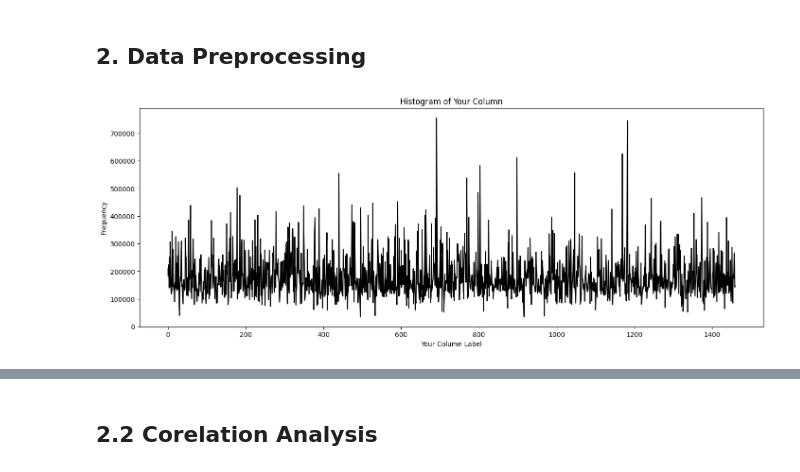
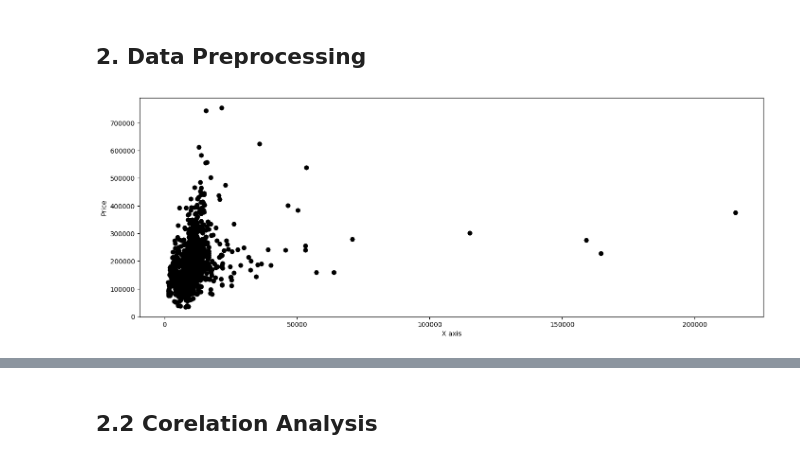
Before and after one commit to tudi72/2023_HOUSE_PRICE_REGRESSION, a Jupyter notebook: house_regression.ipynb, the cells around one changed output, grey strips where cells are left out. Saved outputs shown, nothing was run; the diff lists cells and outputs as text; code cells hidden in the pictures.

```diff
--- a/house_regression.ipynb
+++ b/house_regression.ipynb
@@ -121,11 +67,10 @@ train.iloc[:10,60:]
 ## 2. Data Preprocessing
 # %%
 plt.figure(figsize=(17, 6))
-# plt.scatter(range(len(train.index)),train['LotArea'],color='r',s=5)
-plt.plot(range(len(train.index)),train['SalePrice'],color='black')
-plt.xlabel('Your Column Label')
-plt.ylabel('Frequency')
-plt.title('Histogram of Your Column')
+plt.scatter(train['LotArea'],train['SalePrice'],color='black')
+plt.scatter(train['LotArea'],train['SalePrice'],color='black')
+plt.xlabel('X axis')
+plt.ylabel('Price')
 plt.show()
 # %% [output]
-[figure, old version]
+[figure, new version]
```
Also changed, not shown: parts of 16 cells of this notebook, 1 other file.
